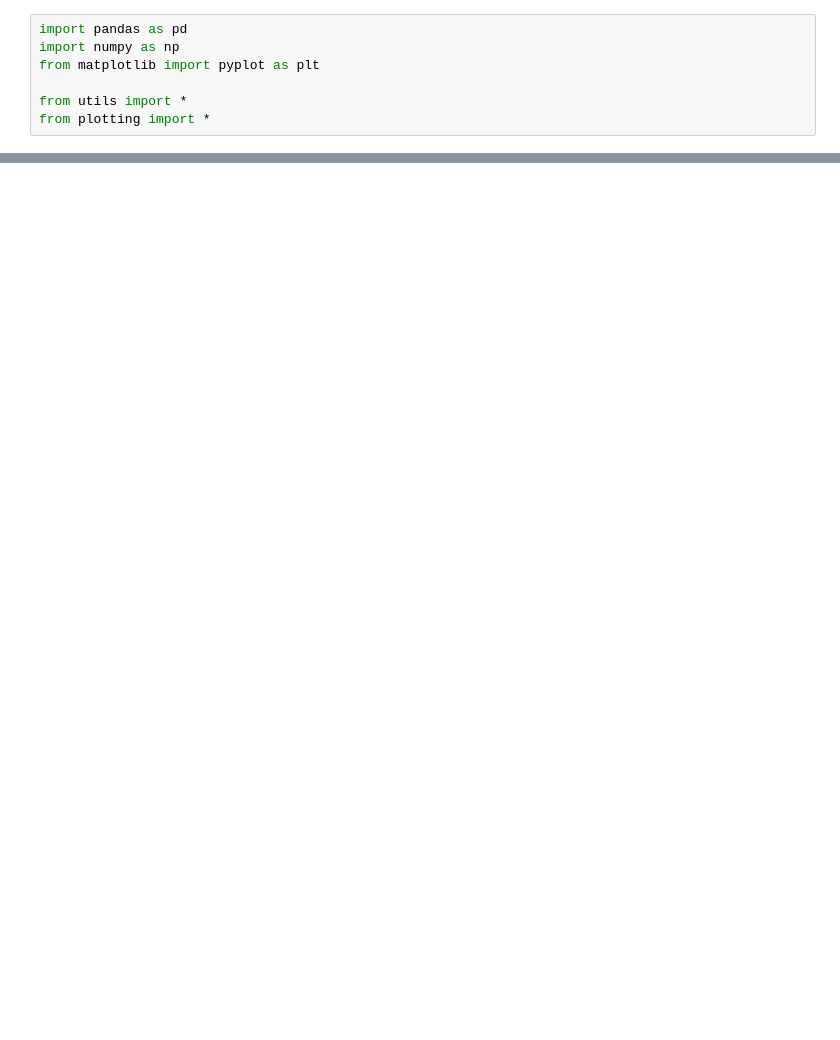
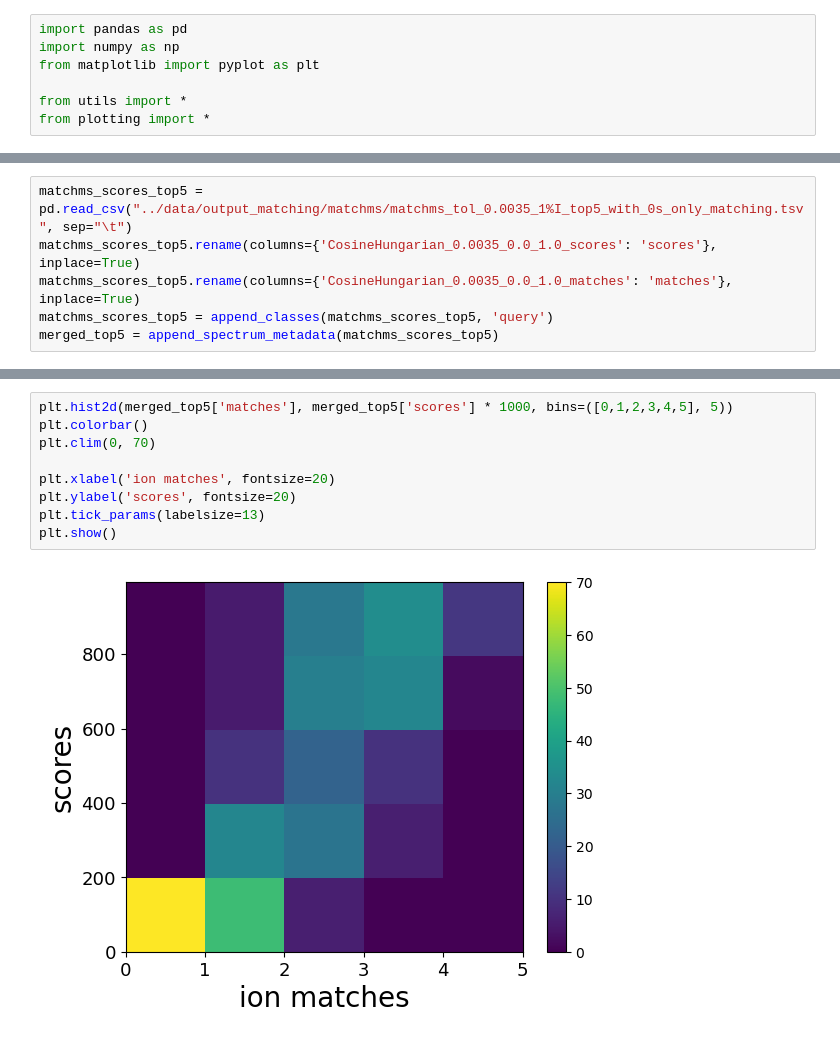
Before and after one commit to RECETOX/ei_spectra_predictions, a Jupyter notebook: analysis/Python_scripts/histograms.ipynb, the cells around one changed output, grey strips where cells are left out. Cells and saved outputs as stored; diff of their text form; blank space fills up the shorter version.

```diff
--- a/analysis/Python_scripts/histograms.ipynb
+++ b/analysis/Python_scripts/histograms.ipynb
@@ -61,0 +46,6 @@ plt.show()
+# %%
+matchms_scores_top5 = pd.read_csv("../data/output_matching/matchms/matchms_tol_0.0035_1%I_top5_with_0s_only_matching.tsv", sep="\t")
+matchms_scores_top5.rename(columns={'CosineHungarian_0.0035_0.0_1.0_scores': 'scores'}, inplace=True)
+matchms_scores_top5.rename(columns={'CosineHungarian_0.0035_0.0_1.0_matches': 'matches'}, inplace=True)
+matchms_scores_top5 = append_classes(matchms_scores_top5, 'query')
+merged_top5 = append_spectrum_metadata(matchms_scores_top5)
@@ -61,0 +82,11 @@ plt.show()
+# %%
+plt.hist2d(merged_top5['matches'], merged_top5['scores'] * 1000, bins=([0,1,2,3,4,5], 5))
+plt.colorbar()
+plt.clim(0, 70)
+
+plt.xlabel('ion matches', fontsize=20)
+plt.ylabel('scores', fontsize=20)
+plt.tick_params(labelsize=13)
+plt.show()
+# %% [output]
+[figure, added]
```
Also changed, not shown: parts of 8 cells of this notebook, 3 other files.
